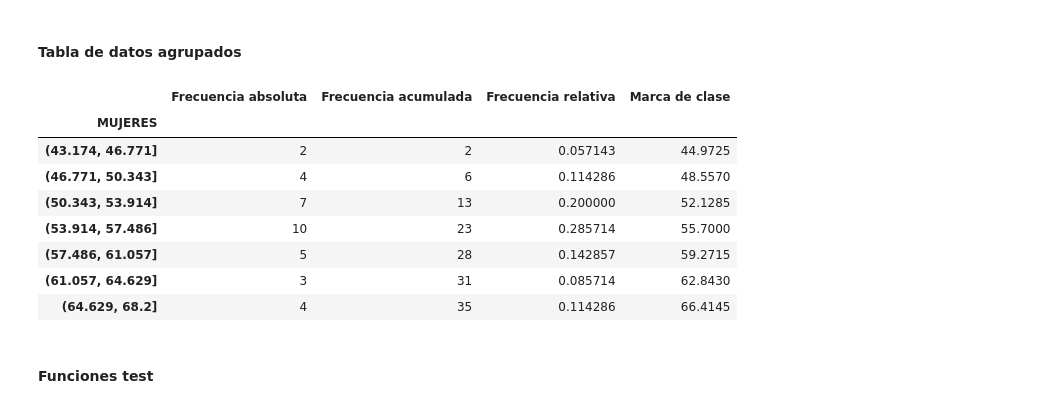
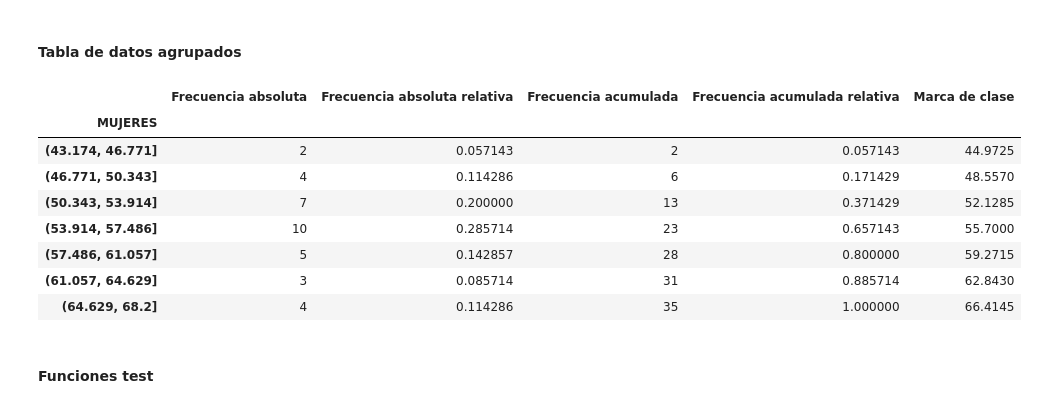
Before and after one commit to SandovalAguilar/grouped-distribution-table, a Jupyter notebook: codigo/pia.ipynb, the cells around one changed output. Cells and saved outputs as stored; diff of their text form; code cells hidden in the pictures.

Commit message:
Tabla de frecuencias

```diff
--- a/codigo/pia.ipynb
+++ b/codigo/pia.ipynb
@@ -162,63 +162,58 @@ tabla_frecuencias.rename(columns = {'count':'Frecuencia absoluta'}, inplace = Tr
 frecuencia_acumulada = []
 acumulador = 0
 
+# Columna: frecuencia absoluta relativa
+tabla_frecuencias['Frecuencia absoluta relativa'] = tabla_frecuencias['Frecuencia absoluta'] / n
+
 # Columna: frecuencia acumulada
 for i in tabla_frecuencias.index:
     acumulador = acumulador + tabla_frecuencias['Frecuencia absoluta'][i]
     frecuencia_acumulada.append(acumulador)
 
-# Columnas: f. acumulada y f. relativa
+# Columnas: f. acumulada
 tabla_frecuencias['Frecuencia acumulada'] = frecuencia_acumulada
-tabla_frecuencias['Frecuencia relativa'] = tabla_frecuencias['Frecuencia absoluta'] / n
+
+# Columna: frecuencia acumulada relativa
+tabla_frecuencias['Frecuencia acumulada relativa'] = tabla_frecuencias['Frecuencia acumulada'] / n
 
 # Arreglo de intervalos
 # "[0-9]+.[0-9]+, [0-9]+.[0-9]+"gm
 intervalos_str = []
 intervalos_float = []
 marca_clase = []
 
 clases_lista = clases.index
 
 for i in clases_lista:
     matched = re.search("[0-9]+.[0-9]+, [0-9]+.[0-9]+", str(i))
     intervalos_str.append(matched.group())
 
 for i in intervalos_str:
     intervalos_float.append(i.split(', '))
 
 for i in intervalos_float:
     for j in i:
         j = float(j)
 
 intervalos_float = np.array(intervalos_float, dtype = float)
 
 for i in intervalos_float:
     marca_clase.append(np.sum(i) / 2)
 
 # Columna: marca de clase
 tabla_frecuencias['Marca de clase'] = marca_clase
 
-# Columna: x_i * f_i
-# tabla_frecuencias['x_i * f_i'] = tabla_frecuencias['Marca de clase'] * tabla_frecuencias['Frecuencia absoluta']
-
-# Columna: (x_i - u)^2
-'''
-sum_xifi = float(tabla_frecuencias['x_i * f_i'].sum())
-media_agrupada = media_agrupada(sum_xifi, n)
-tabla_frecuencias['(x_i - \mu)^2 * f_i'] = ((tabla_frecuencias['Marca de clase'] - media_agrupada) ** 2) * tabla_frecuencias['Frecuencia absoluta']
-'''
-
 tabla_frecuencias
 # %% [output]
-|  | Frecuencia absoluta | Frecuencia acumulada | Frecuencia relativa | Marca de clase |
-| MUJERES |  |  |  |  |
-| (43.174, 46.771] | 2 | 2 | 0.057143 | 44.9725 |
-| (46.771, 50.343] | 4 | 6 | 0.114286 | 48.5570 |
-| (50.343, 53.914] | 7 | 13 | 0.200000 | 52.1285 |
-| (53.914, 57.486] | 10 | 23 | 0.285714 | 55.7000 |
-| (57.486, 61.057] | 5 | 28 | 0.142857 | 59.2715 |
-| (61.057, 64.629] | 3 | 31 | 0.085714 | 62.8430 |
-| (64.629, 68.2] | 4 | 35 | 0.114286 | 66.4145 |
+|  | Frecuencia absoluta | Frecuencia absoluta relativa | Frecuencia acumulada | Frecuencia acumulada relativa | Marca de clase |
+| MUJERES |  |  |  |  |  |
+| (43.174, 46.771] | 2 | 0.057143 | 2 | 0.057143 | 44.9725 |
+| (46.771, 50.343] | 4 | 0.114286 | 6 | 0.171429 | 48.5570 |
+| (50.343, 53.914] | 7 | 0.200000 | 13 | 0.371429 | 52.1285 |
+| (53.914, 57.486] | 10 | 0.285714 | 23 | 0.657143 | 55.7000 |
+| (57.486, 61.057] | 5 | 0.142857 | 28 | 0.800000 | 59.2715 |
+| (61.057, 64.629] | 3 | 0.085714 | 31 | 0.885714 | 62.8430 |
+| (64.629, 68.2] | 4 | 0.114286 | 35 | 1.000000 | 66.4145 |
 # %% [markdown]
 #### Funciones test
 # %%
```
